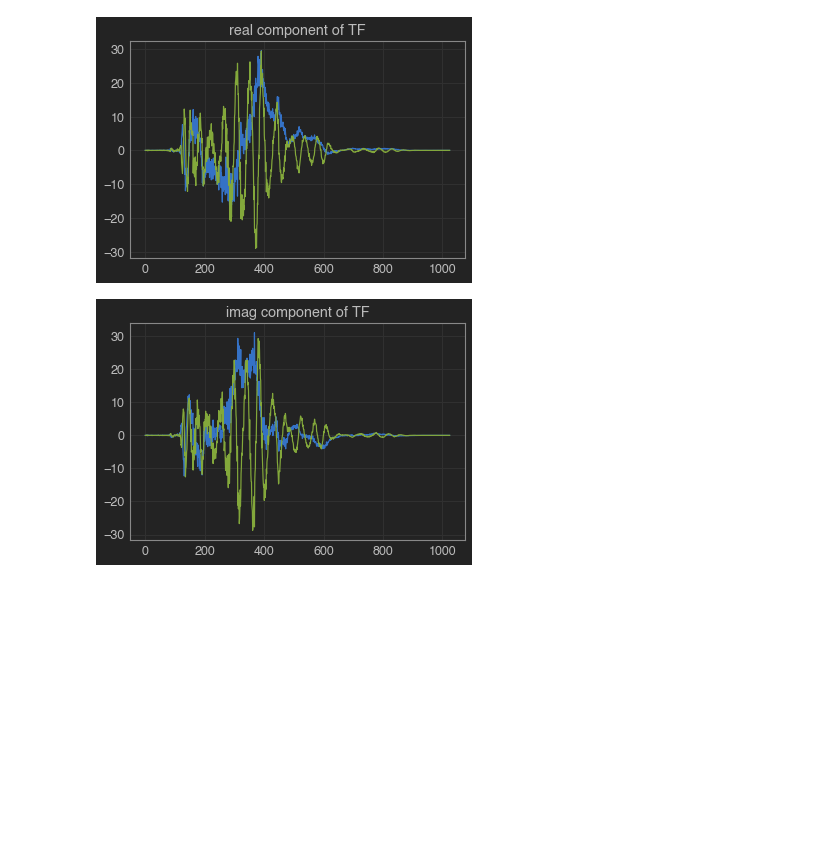
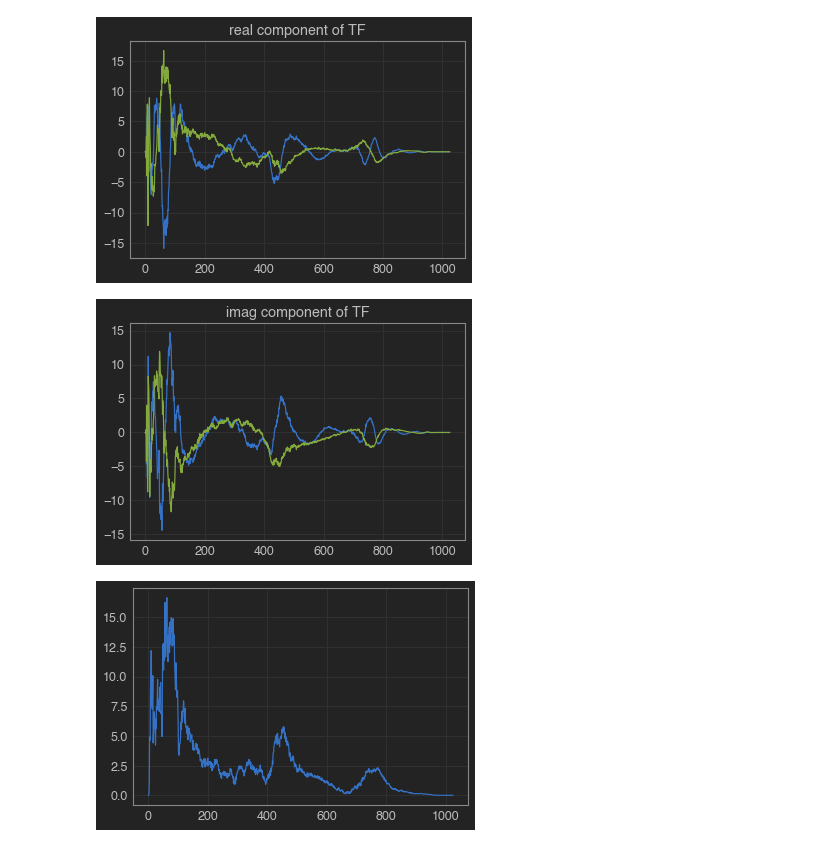
Before and after one commit to kaijunge/CleanNoise_GF3, a Jupyter notebook: Kai testing.ipynb, the cells around one changed output. Saved outputs shown, nothing was run; the diff lists cells and outputs as text; code cells hidden in the pictures; blank space fills up the shorter version.

```diff
--- a/Kai testing.ipynb
+++ b/Kai testing.ipynb
@@ -31,9 +35,10 @@ print("Transmit signal is ", round(len(x)/fs, 2), " seconds")
 Transmit signal is  2.71  seconds
 # %%
-sec = math.ceil(len(x)/fs) + 3
+sec = math.ceil(len(x)/fs) + 4
 location = 'workdesk'
-#y = record_and_save('recorded_data_' + location + '.wav', sec)
-y = audioDataFromFile('recorded_data_' + location + '.wav')
+#y = record_and_save('speakertolaptop.wav', sec)
+#y = audioDataFromFile('recorded_data_' + location + '.wav')
+y = audioDataFromFile('Wav_Files/speakertophone2.wav')
 # %%
 # obtain only the time series we are interested in
-y_dash = removeChirpAndPause(y, chirp_signal, pause_after_chirp, plot = False, rng = 40)
+y_dash = removeChirpAndPause(y, chirp_signal, pause_after_chirp, plot = True, rng = 40)
@@ -40,14 +49,15 @@ y_dash = removeChirpAndPause(y, chirp_signal, pause_after_chirp, plot = False, r
 # %%
 #sliceData(time_data, timeshift, N, K, repeat)
-CE_samples, CE_freq, remaining = sliceData(y_dash, 2000, 2048, 2048, 20)
-
-freq = []
-for sample in CE_samples:
-    np.roll(sample, -1)
-    freq.append( fft( np.roll(sample, -42) ) )
-
-
-CE_time_adjusted_freq = np.array(freq)
+CE_samples, CE_freq, remaining = sliceData(y_dash, 2048, 2048, 2048, 20)
+# %%
+
+freq = []
+for sample in CE_samples:
+    freq.append( fft( np.roll(sample, 15) ) )
+
+
+CE_time_adjusted_freq = np.array(freq)
+impulse_simple_by_eye, TF_by_eye = getImpulseSimple(CE_time_adjusted_freq, known_freq, len(CE_freq[0]), len(CE_freq))
 # %%
 # getImpulseSimple(freq, known_freq, N, repeat)
 impulse_simple, TF = getImpulseSimple(CE_freq, known_freq, len(CE_freq[0]), len(CE_freq))
@@ -55,11 +65,11 @@ impulse_simple_by_eye, TF_by_eye = getImpulseSimple(CE_time_adjusted_freq, known
 
 #plot_y(impulse_simple[1900:])
 
-y_plotting = impulse_simple[:700]
+y_plotting = impulse_simple_by_eye
 plt.figure(2, figsize =(15,10))
 x = np.linspace(0, len(y_plotting), len(y_plotting))
 plt.plot(x, y_plotting)
-plt.title(location)
+plt.title('nothing around it')
 
 
 plot_y(np.array(TF_by_eye)[:1024].real, title = "real component of TF")
@@ -67,4 +77,6 @@ plot_y(np.array(TF)[:1024].real)
 
 plot_y(np.array(TF_by_eye)[:1024].imag, f =1 ,title = "imag component of TF")
 plot_y(np.array(TF)[:1024].imag, f = 1)
+
+plot_y(np.absolute(TF)[:1024], f=4)
 # %% [output]
@@ -72,2 +84,3 @@ plot_y(np.array(TF)[:1024].imag, f = 1)
-[figure, old version]
+[figure, new version]
-[figure, old version]
+[figure, new version]
+[figure, added]
```
Also changed, not shown: parts of 7 cells of this notebook, 2 other files.
